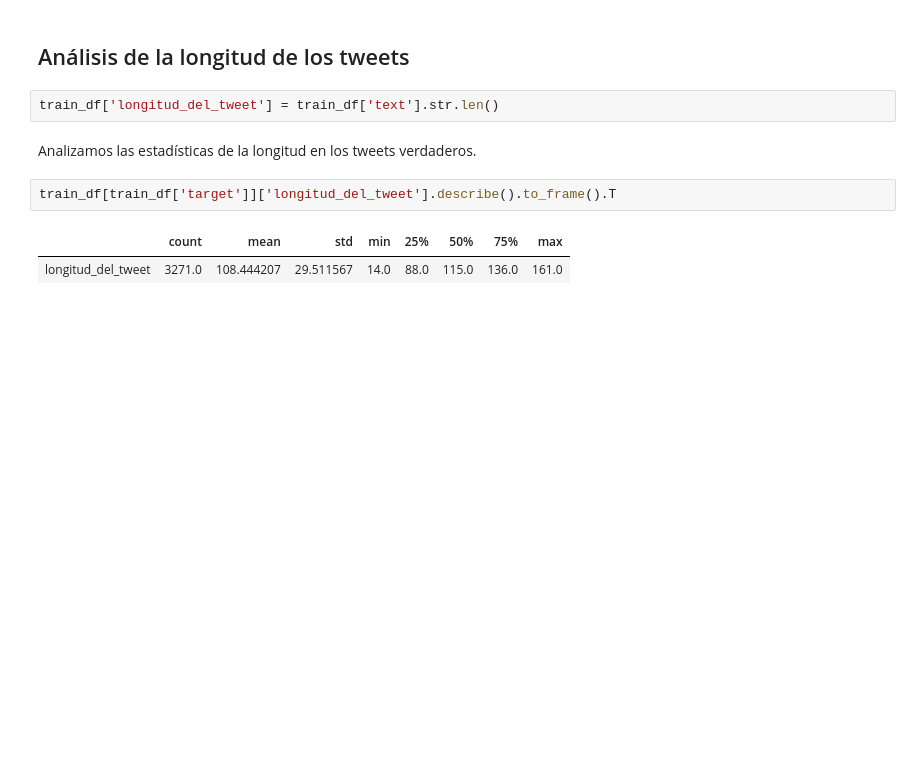
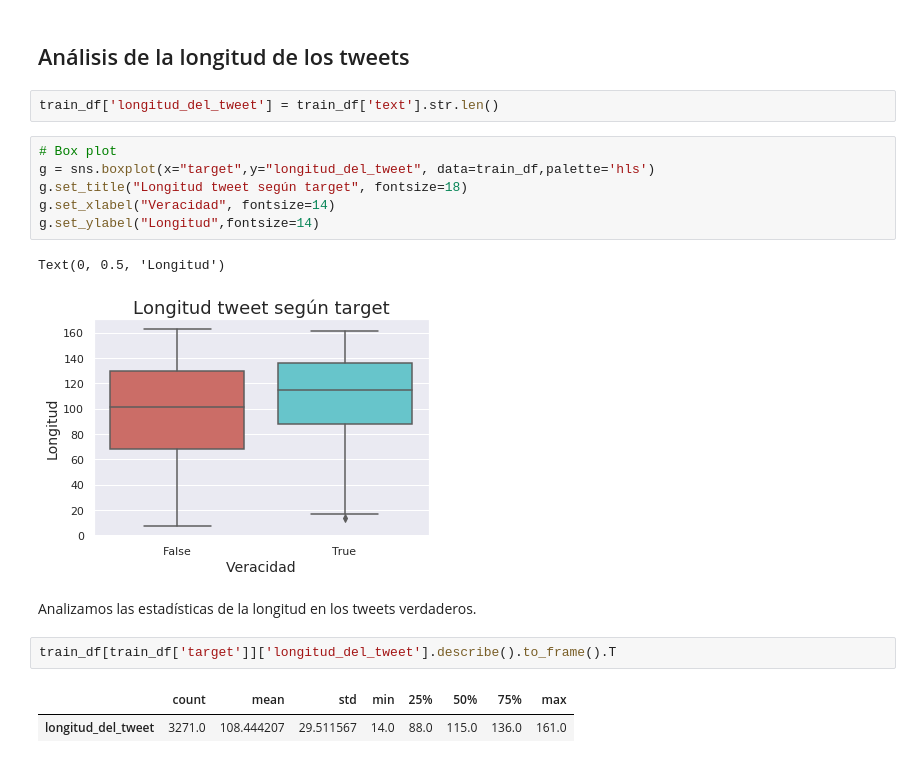
Before and after one commit to alepenaa94/TP1_Real_or_Not, a Jupyter notebook: TP1_Real_or_Not.ipynb, the cells around one changed output. Saved outputs shown, nothing was run; the diff lists cells and outputs as text; blank space fills up the shorter version.

```diff
--- a/TP1_Real_or_Not.ipynb
+++ b/TP1_Real_or_Not.ipynb
@@ -274,6 +298,15 @@ ax.set_ylabel('Cantidad de tweets', fontsize=16,weight='bold');
 ## Análisis de la longitud de los tweets<a id='link_4'></a>
 # %%
 train_df['longitud_del_tweet'] = train_df['text'].str.len()
+# %%
+# Box plot
+g = sns.boxplot(x="target",y="longitud_del_tweet", data=train_df,palette='hls')
+g.set_title("Longitud tweet según target", fontsize=18)
+g.set_xlabel("Veracidad", fontsize=14)
+g.set_ylabel("Longitud",fontsize=14)
+# %% [output]
+Text(0, 0.5, 'Longitud')
+[figure, added]
 # %% [markdown]
 Analizamos las estadísticas de la longitud en los tweets verdaderos.
 # %%
```
Also changed, not shown: parts of 40 cells of this notebook.
